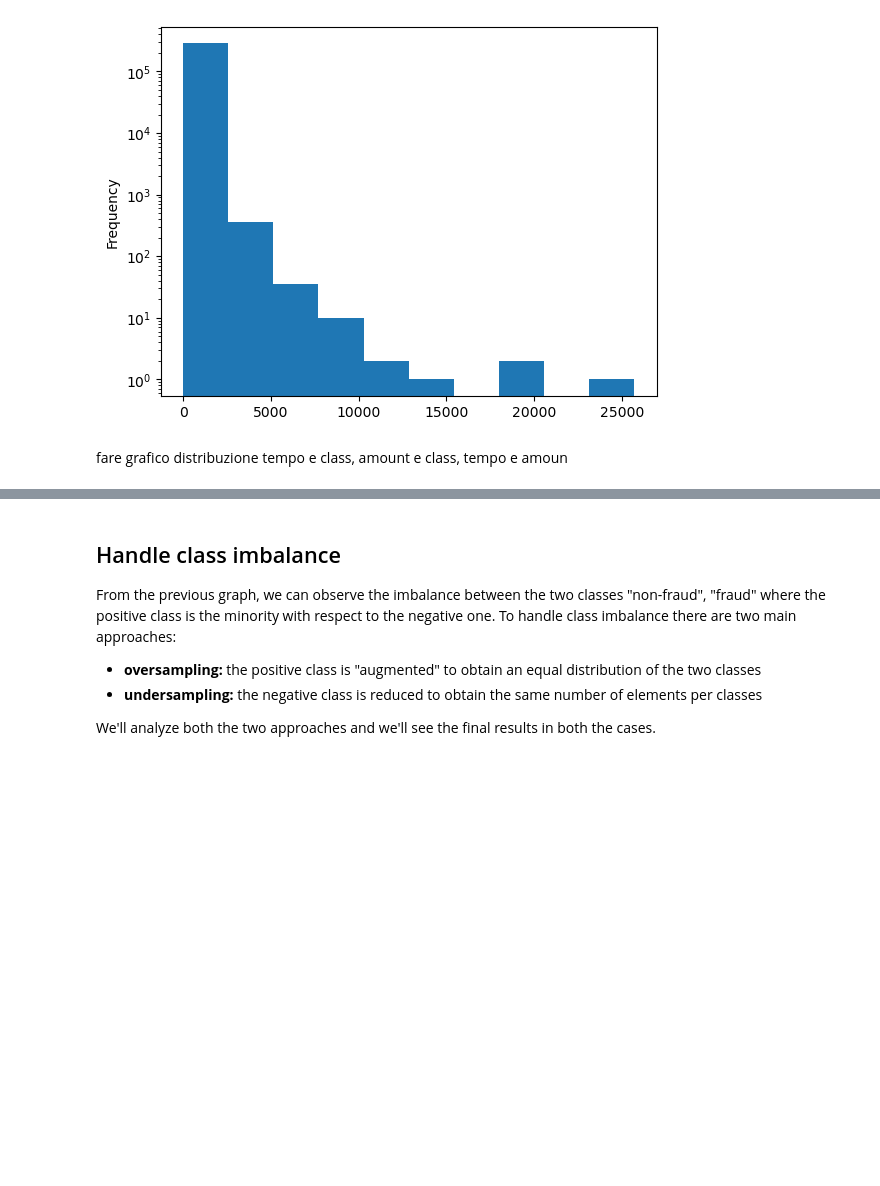
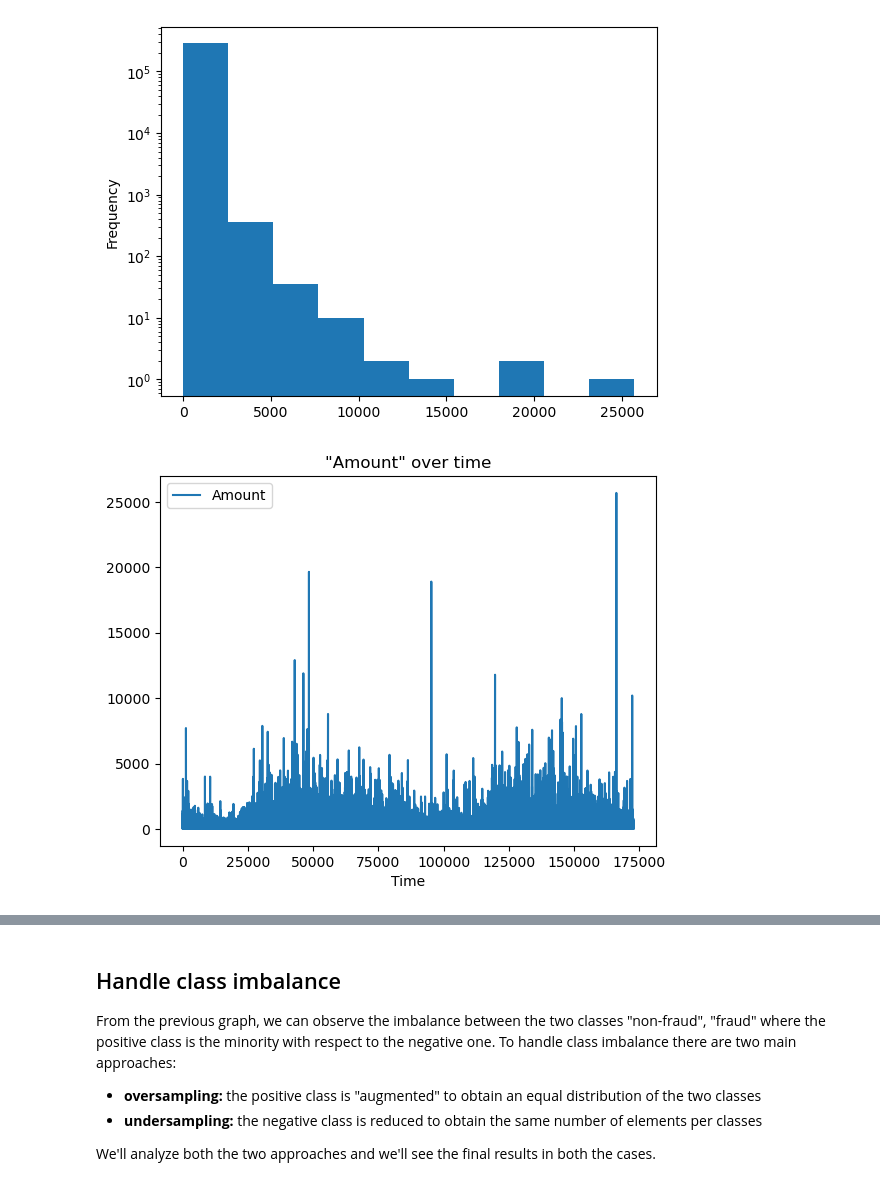
Before and after one commit to tpacini/Credit-Card-Fraud-Detection, a Jupyter notebook: src/analysis.ipynb, the cells around one changed output, grey strips where cells are left out. Saved outputs shown, nothing was run; the diff lists cells and outputs as text; code cells hidden in the pictures; blank space fills up the shorter version.

```diff
--- a/src/analysis.ipynb
+++ b/src/analysis.ipynb
@@ -116,5 +126,8 @@ df["Amount"].plot(kind="hist", logy=True)
 plt.show()
 # %% [output]
 [figure]
-# %% [markdown]
-fare grafico distribuzione tempo e class, amount e class, tempo e amoun
+# %%
+df[['Time', 'Amount']].set_index('Time').plot(title='"Amount" over time')
+plt.show()
+# %% [output]
+[figure, added]
```
Also changed, not shown: parts of 64 cells of this notebook.
